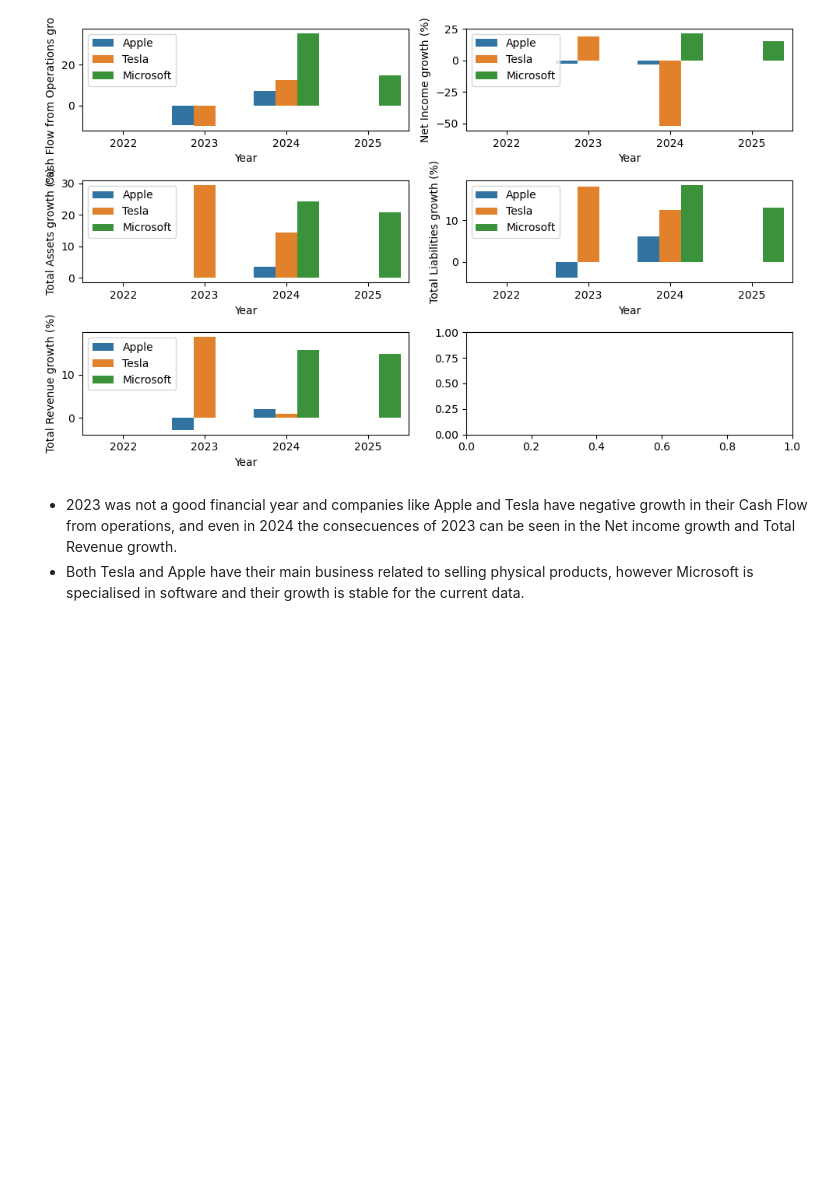
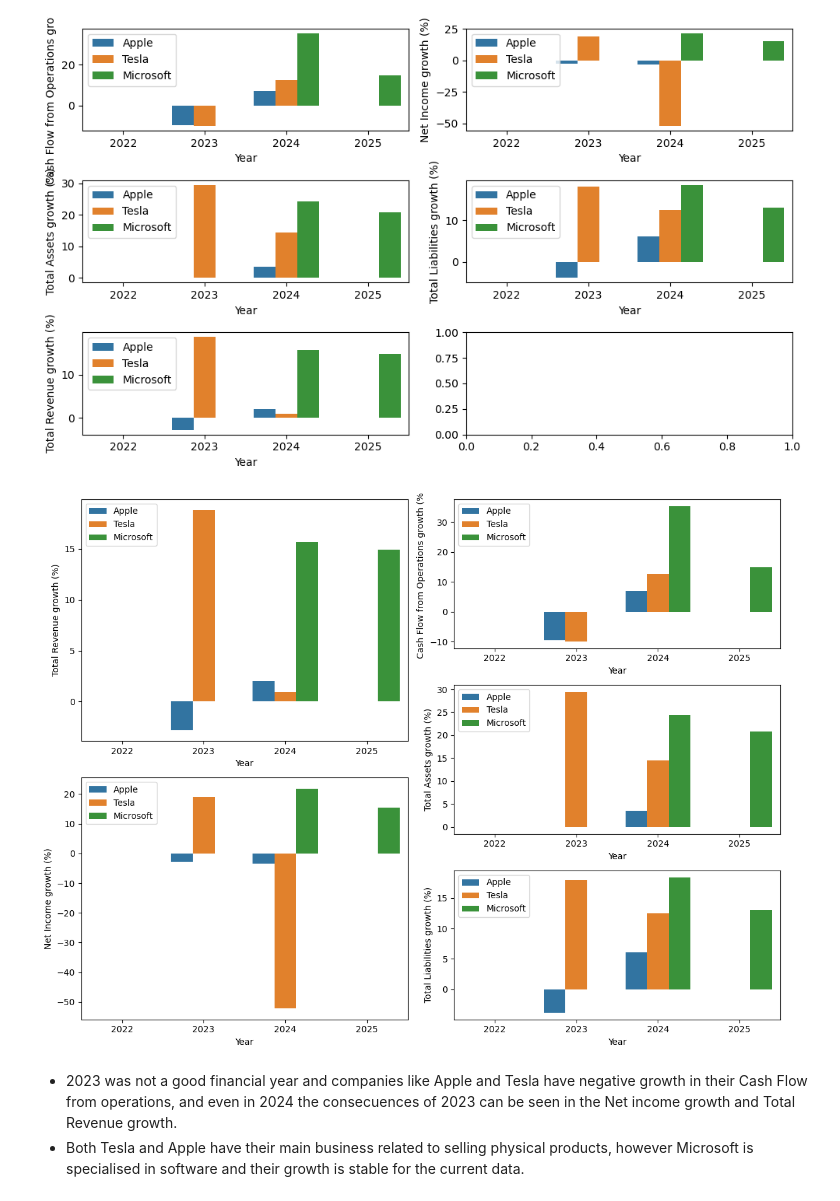
Before and after one commit to Ramon-PR/BCG_GenAI_The_Forage, a Jupyter notebook: nbs/02_Load_financial_data.ipynb, the cells around one changed output. Cells and saved outputs as stored; diff of their text form; code cells hidden in the pictures; blank space fills up the shorter version.

```diff
--- a/nbs/02_Load_financial_data.ipynb
+++ b/nbs/02_Load_financial_data.ipynb
@@ -144,3 +146,26 @@ plt.show()
+# %%
+cols_to_plot = ['Total Revenue', 'Net Income',
+                'Cash Flow from Operations', 'Total Assets', 'Total Liabilities']
+
+fig = plt.figure(figsize=(12, 9))
+
+gs = gridspec.GridSpec(6, 2, figure=fig)
+axs = []
+ax0 = fig.add_subplot(gs[:3, 0])
+ax1 = fig.add_subplot(gs[3:, 0])
+ax2 = fig.add_subplot(gs[:2, 1])
+ax3 = fig.add_subplot(gs[2:4, 1])
+ax4 = fig.add_subplot(gs[4:, 1])
+axs.extend([ax0, ax1, ax2, ax3, ax4])
+
+for i, col in enumerate(cols_to_plot):
+    ax = axs[i]
+    sns.barplot(data=df_with_growth, x="Year", y=f"{col} growth (%)", hue="Company", ax=ax)
+    ax.legend(loc="upper left")
+plt.tight_layout()
+plt.show()
+# %% [output]
+[figure, added]
 # %% [markdown]
 + 2023 was not a good financial year and companies like Apple and Tesla have negative growth in their Cash Flow from operations, and even in 2024 the consecuences of 2023 can be seen in the Net income growth and Total Revenue growth.
 + Both Tesla and Apple have their main business related to selling physical products, however Microsoft is specialised in software and their growth is stable for the current data.
```
Also changed, not shown: parts of 3 cells of this notebook, 6 other files.
